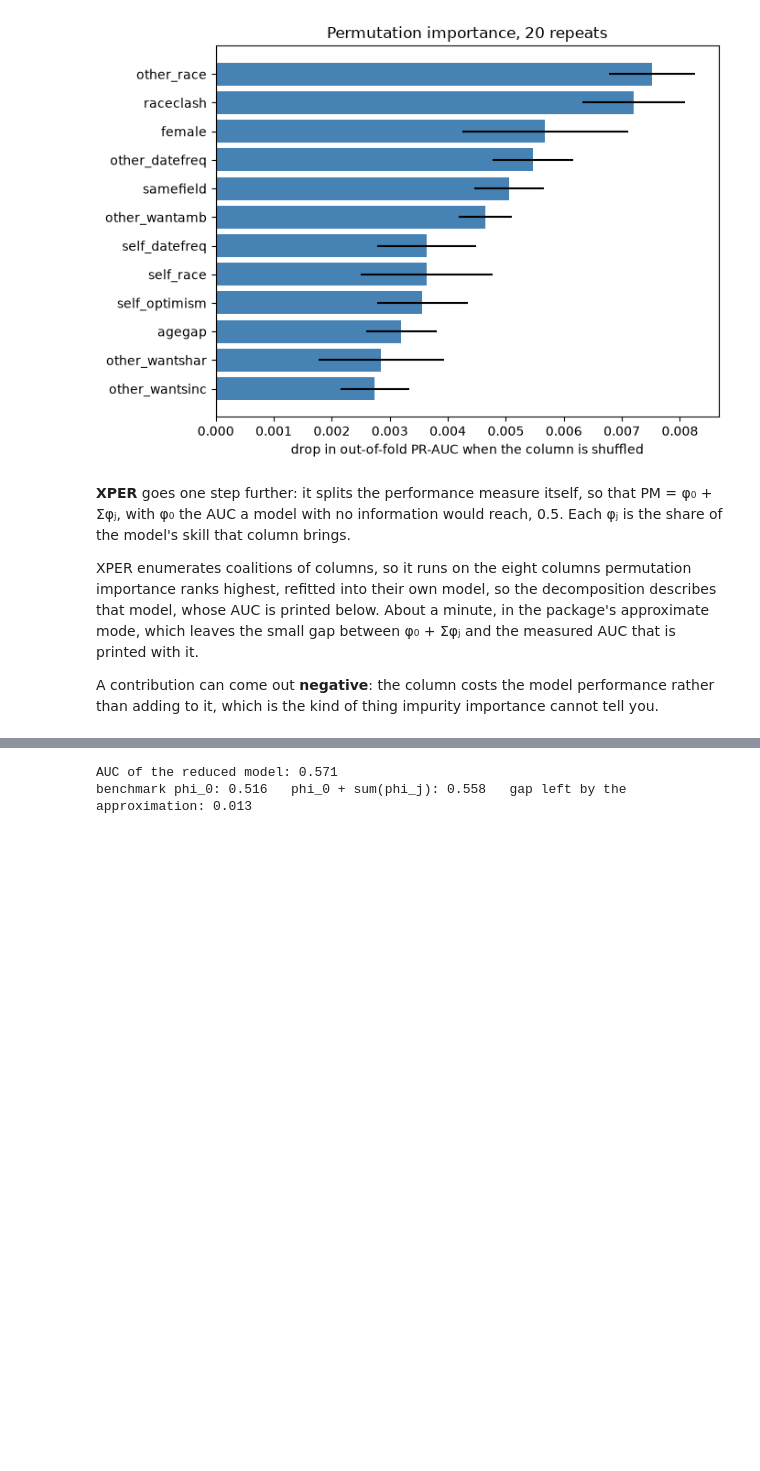
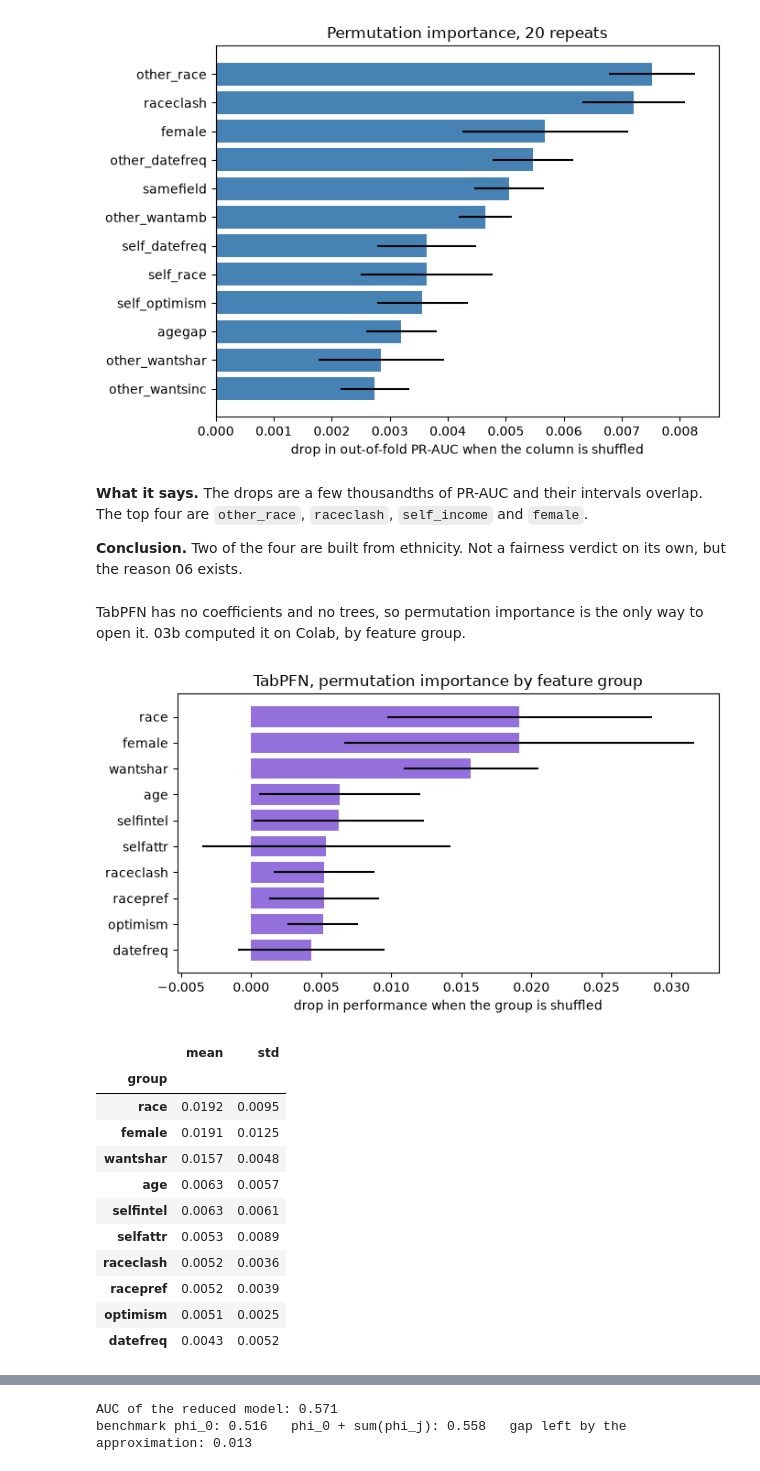
Before and after one commit to ithierda/isaf-group-rito-mitsouka, a Jupyter notebook: notebooks/04_interpretability.ipynb, the cells around one changed output, grey strips where cells are left out. Cells and saved outputs as stored; diff of their text form; code cells hidden in the pictures; blank space fills up the shorter version.

```diff
--- a/notebooks/04_interpretability.ipynb
+++ b/notebooks/04_interpretability.ipynb
@@ -414,15 +436,40 @@ plt.show()
 permutation.to_csv("reports/tables/04_permutation_importance.csv")
 # %% [output]
 [figure]
-# %% [markdown]
-**XPER** goes one step further: it splits the performance measure itself, so that
-PM = φ₀ + Σφⱼ, with φ₀ the AUC a model with no information would reach, 0.5. Each φⱼ is the share of
-the model's skill that column brings.
-
-XPER enumerates coalitions of columns, so it runs on the eight columns permutation importance ranks
-highest, refitted into their own model, so the decomposition describes that model, whose AUC is printed
-below. About a minute, in the package's approximate mode, which leaves the small gap between
-φ₀ + Σφⱼ and the measured AUC that is printed with it.
-
-A contribution can come out **negative**: the column costs the model performance rather than adding
-to it, which is the kind of thing impurity importance cannot tell you.
+# %% [markdown]
+**What it says.** The drops are a few thousandths of PR-AUC and their intervals overlap. The top four
+are `other_race`, `raceclash`, `self_income` and `female`.
+
+**Conclusion.** Two of the four are built from ethnicity. Not a fairness verdict on its own, but the
+reason 06 exists.
+# %% [markdown]
+TabPFN has no coefficients and no trees, so permutation importance is the only way to open it. 03b
+computed it on Colab, by feature group.
+# %%
+# TabPFN has no coefficients and no trees, so permutation importance is the only way in.
+# 03b computed it on Colab, one drop per feature group per fold.
+groups = pd.read_csv("data/processed/tabpfn_importance.csv")
+ranked = groups.groupby("group")["drop"].agg(["mean", "std"]).nlargest(10, "mean").iloc[::-1]
+
+fig, ax = plt.subplots(figsize=(7, 4))
+ax.barh(ranked.index, ranked["mean"], xerr=ranked["std"], color="mediumpurple")
+ax.set_xlabel("drop in performance when the group is shuffled")
+ax.set_title("TabPFN, permutation importance by feature group")
+plt.tight_layout()
+plt.savefig("reports/figures/04_tabpfn_importance.png", dpi=150)
+plt.show()
+ranked.iloc[::-1].round(4)
+# %% [output]
+[figure, added]
+|  | mean | std |
+| group |  |  |
+| race | 0.0192 | 0.0095 |
+| female | 0.0191 | 0.0125 |
+| wantshar | 0.0157 | 0.0048 |
+| age | 0.0063 | 0.0057 |
+| selfintel | 0.0063 | 0.0061 |
+| selfattr | 0.0053 | 0.0089 |
+| raceclash | 0.0052 | 0.0036 |
+| racepref | 0.0052 | 0.0039 |
+| optimism | 0.0051 | 0.0025 |
+| datefreq | 0.0043 | 0.0052 |
```
Also changed, not shown: parts of 51 cells of this notebook, 31 other files.
